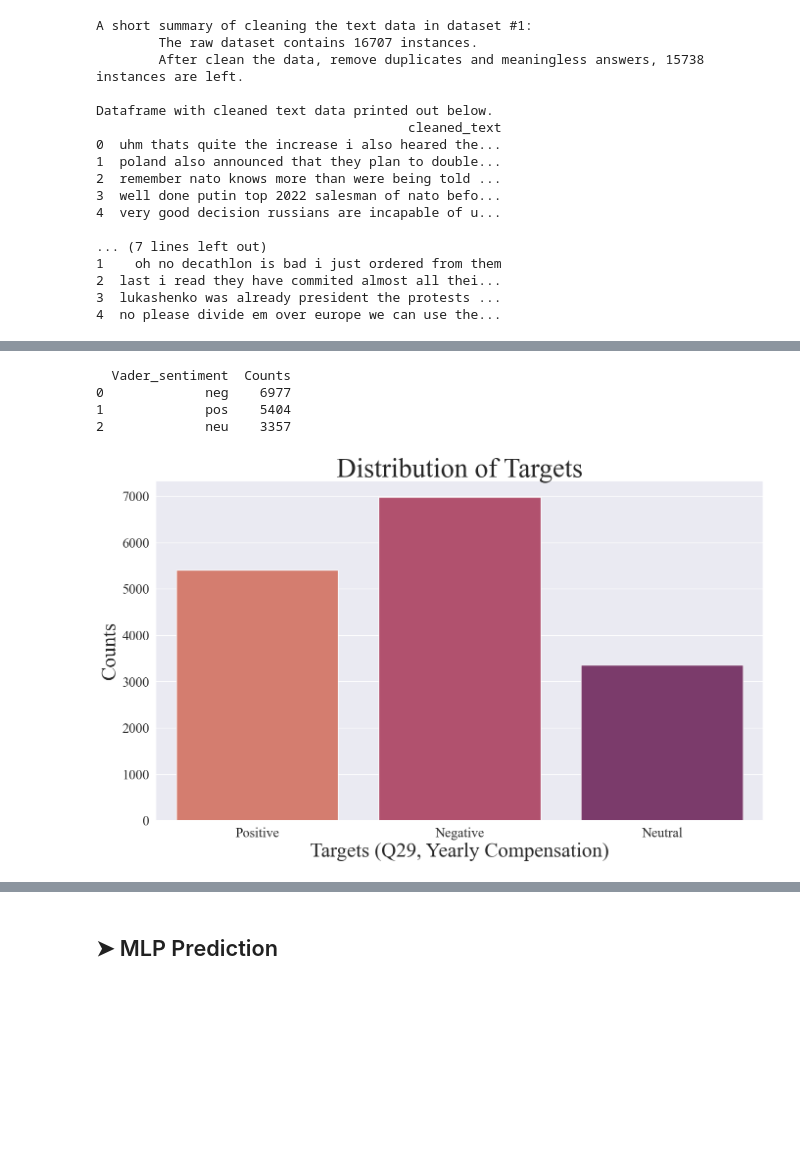
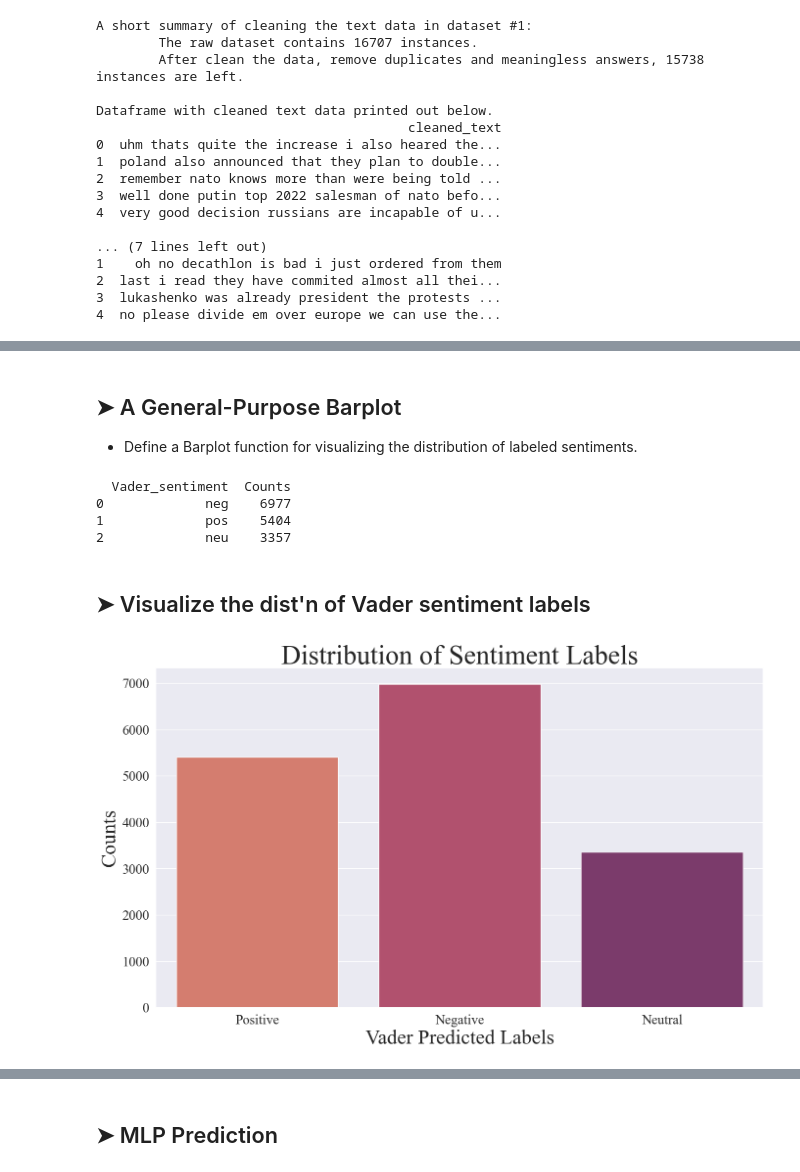
Before and after one commit to Zhiqing-Xu/SentimentAnalysis, a Jupyter notebook: ZX_Part_2.ipynb, the cells around one changed output, grey strips where cells are left out. Drawn from its saved outputs; the diff is of its cells as text; code cells hidden in the pictures; blank space fills up the shorter version.

```diff
--- a/ZX_Part_2.ipynb
+++ b/ZX_Part_2.ipynb
@@ -857,3 +920,7 @@ Use Vader to predict labels for dataset.
+# %% [markdown]
+## &#10148; A General-Purpose Barplot
+
+- Define a Barplot function for visualizing the distribution of labeled sentiments.
 # %%
 #====================================================================================================#
 # Analyze the labelling results.
@@ -941,28 +1008,31 @@ def ZX_barplot(dataframe           =   None              ,
     mpl.rcParams.update(mpl.rcParamsDefault)
     plt.show()
     return
-
-
-ZX_barplot(dataframe          =  df_cleaned_1_analysis_counts                ,
-           x                  =  "Vader_sentiment"                           ,
-           y                  =  "Counts"                                    ,
-           #stat              =  "percent"                                   ,
-           #multiple          =  "dodge"                                     ,
-           palette            =  sns.color_palette("flare",
-                                   n_colors = 3 )                            ,
-           # height           =  9                                           ,
-           # aspect           =  4/3                                         ,
-           order              =  ["pos", "neg", "neu"]                       ,
-           x_title            =  "Targets (Q29, Yearly Compensation)"        ,
-           y_title            =  "Counts"                                    ,
-           p_title            =  "Distribution of Targets"                   ,
-           xticklabels        =  ["Positive", "Negative", "Neutral"]         ,
-           output_file_header = "Distribution of Vader_sentiment  "          ,
-           rotation           = 0
-          )
 # %% [output]
   Vader_sentiment  Counts
 0             neg    6977
 1             pos    5404
 2             neu    3357
-[figure, removed]
+# %% [markdown]
+## &#10148; Visualize the dist'n of Vader sentiment labels
+# %%
+
+ZX_barplot(dataframe          =  df_cleaned_1_analysis_counts                ,
+           x                  =  "Vader_sentiment"                           ,
+           y                  =  "Counts"                                    ,
+           #stat              =  "percent"                                   ,
+           #multiple          =  "dodge"                                     ,
+           palette            =  sns.color_palette("flare",
+                                   n_colors = 3 )                            ,
+           # height           =  9                                           ,
+           # aspect           =  4/3                                         ,
+           order              =  ["pos", "neg", "neu"]                       ,
+           x_title            =  "Vader Predicted Labels"                    ,
+           y_title            =  "Counts"                                    ,
+           p_title            =  "Distribution of Sentiment Labels"          ,
+           xticklabels        =  ["Positive", "Negative", "Neutral"]         ,
+           output_file_header = "Distribution of Vader_sentiment  "          ,
+           rotation           = 0
+          )
+# %% [output]
+[figure, added]
```
Also changed, not shown: parts of 37 cells of this notebook, 4 other files.
